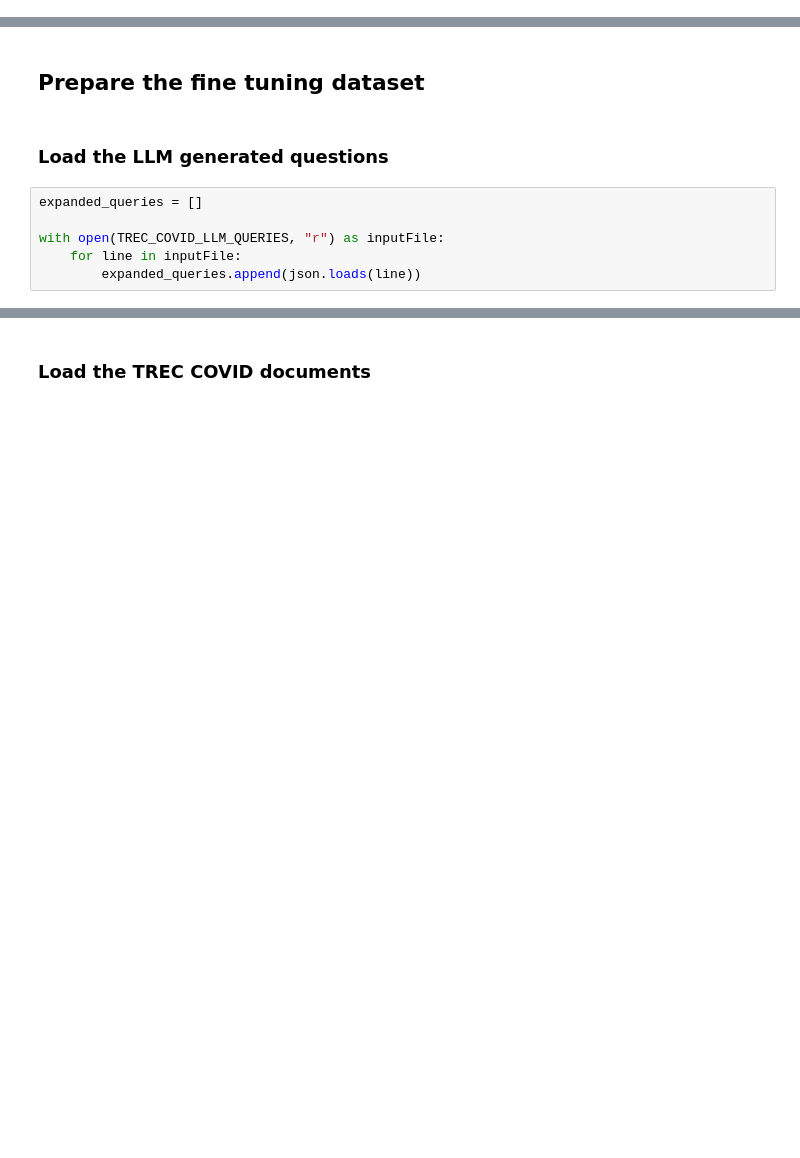
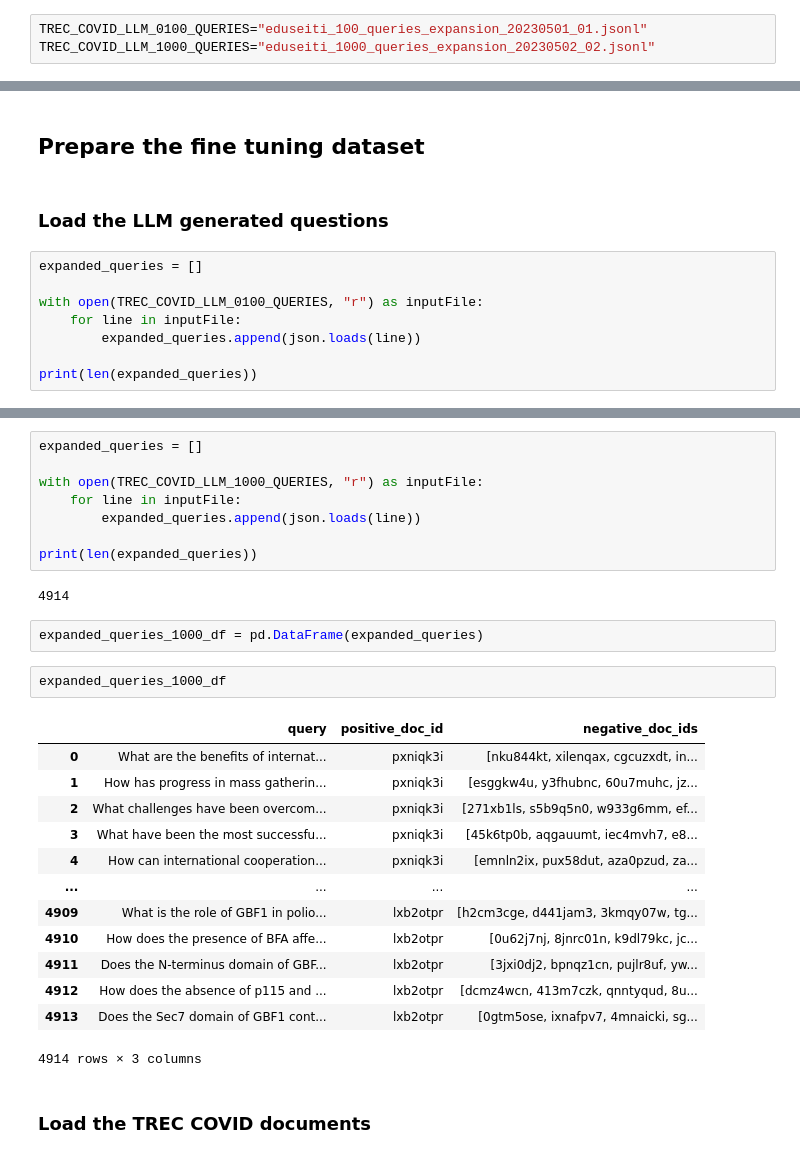
Before and after one commit to eduseiti/ia368v_dd_class_09, a Jupyter notebook: DL_reranking_fine_tuning.ipynb, the cells around one changed output, grey strips where cells are left out. Drawn from its saved outputs; the diff is of its cells as text; blank space fills up the shorter version.

```diff
--- a/DL_reranking_fine_tuning.ipynb
+++ b/DL_reranking_fine_tuning.ipynb
@@ -73,3 +72,6 @@ TREC_COVID_LLM_QUERIES="eduseiti_100_queries_expansion_20230501_01.jsonl"
+# %%
+TREC_COVID_LLM_0100_QUERIES="eduseiti_100_queries_expansion_20230501_01.jsonl"
+TREC_COVID_LLM_1000_QUERIES="eduseiti_1000_queries_expansion_20230502_02.jsonl"
 # %%
 import torch
 
@@ -125,6 +127,8 @@ device(type='cuda')
 # %%
 expanded_queries = []
 
-with open(TREC_COVID_LLM_QUERIES, "r") as inputFile:
+with open(TREC_COVID_LLM_0100_QUERIES, "r") as inputFile:
     for line in inputFile:
         expanded_queries.append(json.loads(line))
+
+print(len(expanded_queries))
@@ -153,3 +155,31 @@ expanded_queries_df
+# %%
+expanded_queries = []
+
+with open(TREC_COVID_LLM_1000_QUERIES, "r") as inputFile:
+    for line in inputFile:
+        expanded_queries.append(json.loads(line))
+
+print(len(expanded_queries))
+# %% [output]
+4914
+# %%
+expanded_queries_1000_df = pd.DataFrame(expanded_queries)
+# %%
+expanded_queries_1000_df
+# %% [output]
+|  | query | positive_doc_id | negative_doc_ids |
+| 0 | What are the benefits of internat... | pxniqk3i | [nku844kt, xilenqax, cgcuzxdt, in... |
+| 1 | How has progress in mass gatherin... | pxniqk3i | [esggkw4u, y3fhubnc, 60u7muhc, jz... |
+| 2 | What challenges have been overcom... | pxniqk3i | [271xb1ls, s5b9q5n0, w933g6mm, ef... |
+| 3 | What have been the most successfu... | pxniqk3i | [45k6tp0b, aqgauumt, iec4mvh7, e8... |
+| 4 | How can international cooperation... | pxniqk3i | [emnln2ix, pux58dut, aza0pzud, za... |
+| ... | ... | ... | ... |
+| 4909 | What is the role of GBF1 in polio... | lxb2otpr | [h2cm3cge, d441jam3, 3kmqy07w, tg... |
+| 4910 | How does the presence of BFA affe... | lxb2otpr | [0u62j7nj, 8jnrc01n, k9dl79kc, jc... |
+| 4911 | Does the N-terminus domain of GBF... | lxb2otpr | [3jxi0dj2, bpnqz1cn, pujlr8uf, yw... |
+| 4912 | How does the absence of p115 and ... | lxb2otpr | [dcmz4wcn, 413m7czk, qnntyqud, 8u... |
+| 4913 | Does the Sec7 domain of GBF1 cont... | lxb2otpr | [0gtm5ose, ixnafpv7, 4mnaicki, sg... |
+4914 rows × 3 columns
 # %% [markdown]
 ### Load the TREC COVID documents
 # %%
```
Also changed, not shown: parts of 33 cells of this notebook.
